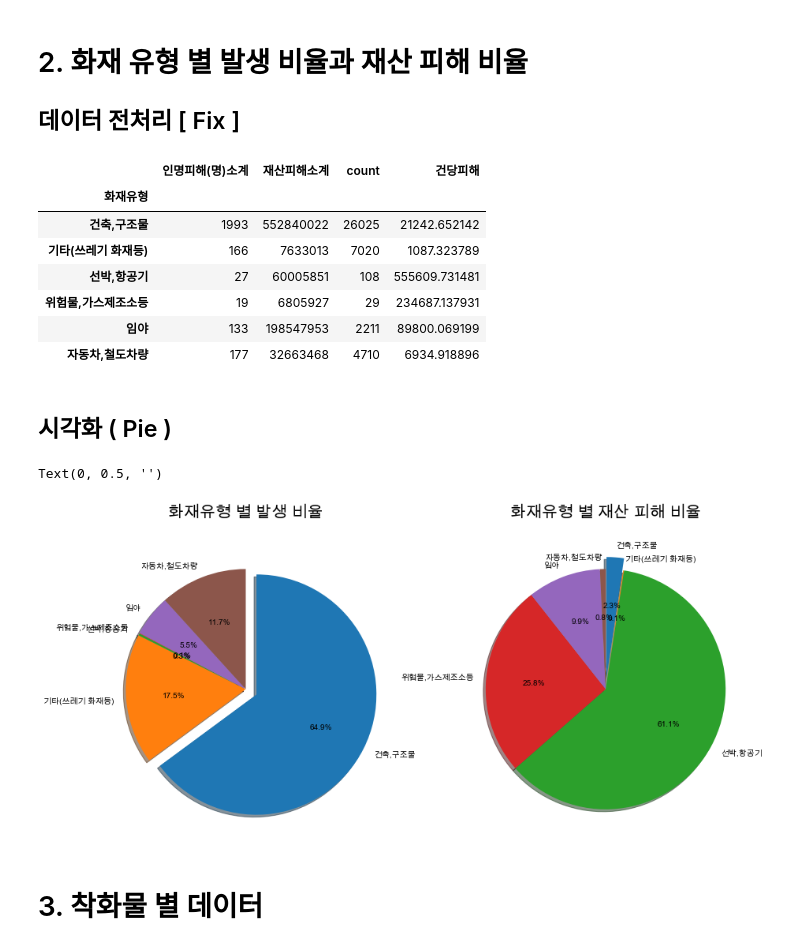
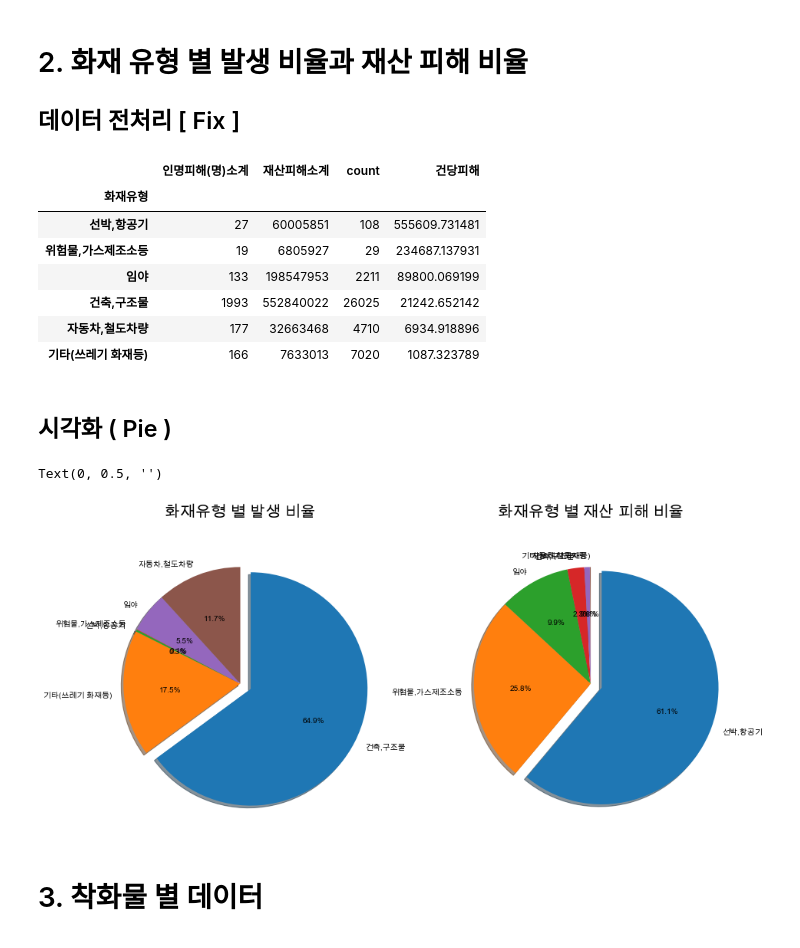
Before and after one commit to charmingjae/pandas, a Jupyter notebook: work/project.ipynb, the cells around one changed output. Saved outputs shown, nothing was run; the diff lists cells and outputs as text; code cells hidden in the pictures.

```diff
--- a/work/project.ipynb
+++ b/work/project.ipynb
@@ -135,41 +148,41 @@ df_dmgPerCase = df_dmgPerCase.iloc[:,[0,3,4,5]]
 df_srtDmgPerCase = df_dmgPerCase.sort_values('건당피해', ascending=False)
 
 # 출력
-df_dmgPerCase
+df_srtDmgPerCase
 # %% [output]
 |  | 인명피해(명)소계 | 재산피해소계 | count | 건당피해 |
 | 화재유형 |  |  |  |  |
-| 건축,구조물 | 1993 | 552840022 | 26025 | 21242.652142 |
-| 기타(쓰레기 화재등) | 166 | 7633013 | 7020 | 1087.323789 |
 | 선박,항공기 | 27 | 60005851 | 108 | 555609.731481 |
 | 위험물,가스제조소등 | 19 | 6805927 | 29 | 234687.137931 |
 | 임야 | 133 | 198547953 | 2211 | 89800.069199 |
+| 건축,구조물 | 1993 | 552840022 | 26025 | 21242.652142 |
 | 자동차,철도차량 | 177 | 32663468 | 4710 | 6934.918896 |
+| 기타(쓰레기 화재등) | 166 | 7633013 | 7020 | 1087.323789 |
 # %% [markdown]
 ## 시각화 ( Pie )
 # %%
 # Make figure
 fig1= plt.figure()
 # pie explode_value
 explode_value = (0.1, 0, 0, 0, 0, 0)
 # first chart location
 ax2 = fig1.add_subplot(121)
 # draw first pie chart
 firepie = df_dmgPerCase['count'].plot.pie(figsize=(15,15), autopct='%.1f%%',  startangle=90, counterclock=False, explode = explode_value,
                     shadow=True, ax = ax2)
 firepie.set_title("화재유형 별 발생 비율\n", fontsize=20)
 firepie.set_ylabel("")
 
 # second chart location
 ax3 = fig1.add_subplot(122)
 # draw second pie chart
-damagepie = df_dmgPerCase['건당피해'].plot.pie(figsize=(15,15), autopct='%.1f%%',  startangle=90, counterclock=False, explode = explode_value,
+damagepie = df_srtDmgPerCase['건당피해'].plot.pie(figsize=(15,15), autopct='%.1f%%',  startangle=90, counterclock=False, explode = explode_value,
                     shadow=True, ax = ax3)
 damagepie.set_title("화재유형 별 재산 피해 비율\n", fontsize=20)
 damagepie.set_ylabel("")
 # %% [output]
 Text(0, 0.5, '')
-[figure, old version]
+[figure, new version]
 # %% [markdown]
 # 3. 착화물 별 데이터
 # %% [markdown]
```
Also changed, not shown: parts of 14 cells of this notebook.
